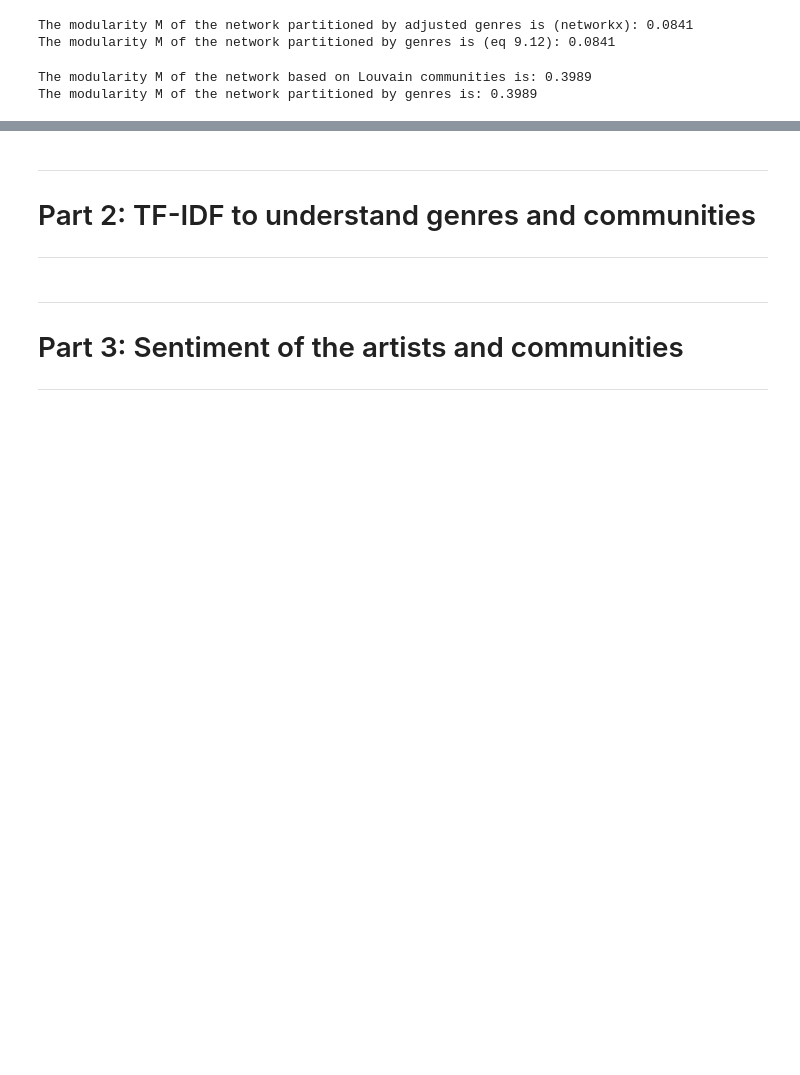
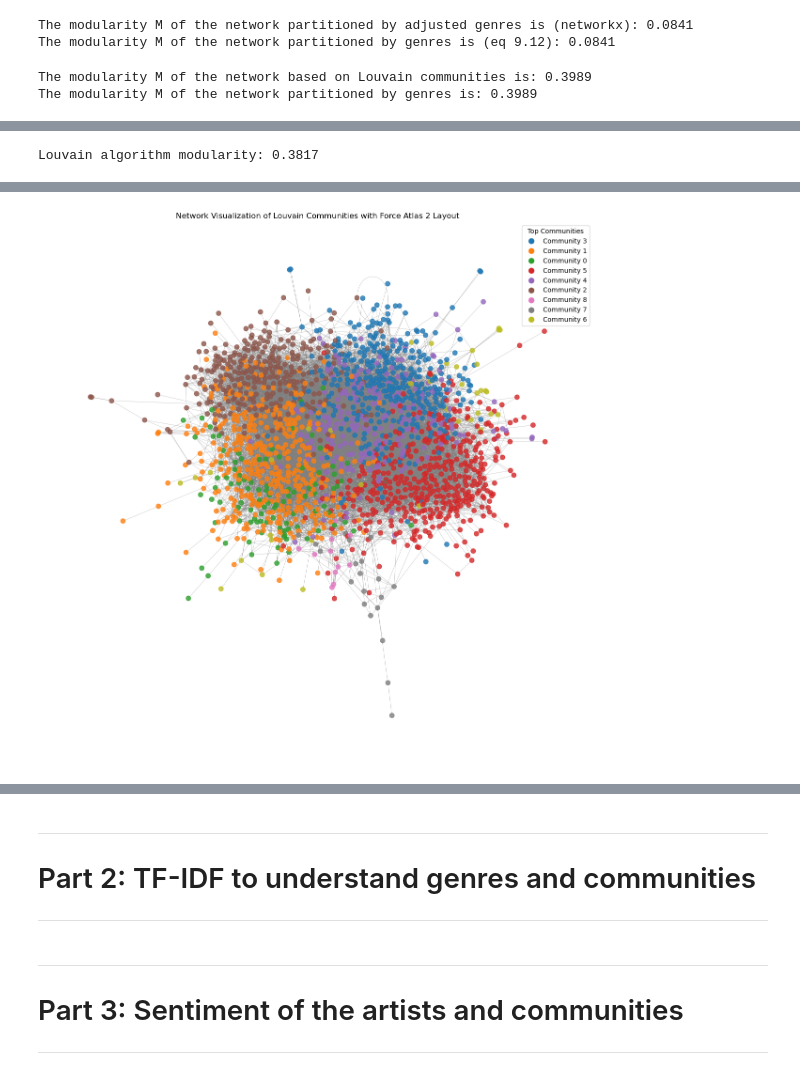
Before and after one commit to ThomasSchiolerH/Social-Graphs-And-Interactions, a Jupyter notebook: Assignment 2/assignment2.ipynb, the cells around one changed output, grey strips where cells are left out. Drawn from its saved outputs; the diff is of its cells as text; code cells hidden in the pictures; blank space fills up the shorter version.

```diff
--- a/Assignment 2/assignment2.ipynb
+++ b/Assignment 2/assignment2.ipynb
@@ -219,9 +129,0 @@ Calculated modularity M: 0.015037060524336024
-# %%
-# Adjust genre assignment: Choose first genre that isn't 'country'
-partition = {}
-for artist, genres in genre_data.items():
-    first_non_country_genre = next((genre for genre in genres if genre != "country"), "country")
-    partition[artist] = first_non_country_genre
-
-# Display the result
-print("Calculated modularity M with adjusted genre-assignment:", calculate_modularity(G,partition))
@@ -313,0 +130,69 @@ AdjustSpeedAndApplyForces step  took  1.04  seconds
+# %%
+import networkx as nx
+import json
+import community as community_louvain
+import matplotlib.pyplot as plt
+from collections import Counter, defaultdict
+from fa2_modified import ForceAtlas2  # Ensure the ForceAtlas2 package is installed
+
+
+# Prepare genre mapping
+artist_genres = {artist.replace(' ', '_'): genres for artist, genres in genre_data.items()}
+nodes_with_genre = set(artist_genres.keys())
+G_filtered = G.subgraph(nodes_with_genre).copy()
+
+# Remove isolated nodes
+isolated_nodes = list(nx.isolates(G_filtered))
+G_filtered.remove_nodes_from(isolated_nodes)
+
+# Step 2: Apply the Louvain algorithm for community detection
+partition = community_louvain.best_partition(G_filtered)
+modularity = calculate_modularity(G_filtered, partition)
+print(f"Louvain algorithm modularity: {modularity:.4f}")
+
+# Step 3: Analyze community structure
+community_sizes = Counter(partition.values())
+sorted_communities = community_sizes.most_common()
+
+# Step 4: Prepare visualization with colors for top communities
+top_communities = [community for community, size in sorted_communities[:10]]
+color_map = plt.get_cmap('tab10')  # Up to 10 distinct colors for top communities
+node_colors = []
+
+for node in G_filtered.nodes():
+    community_id = partition[node]
+    node_colors.append(color_map(community_id % 10) if community_id in top_communities else 'lightgray')
+
+# Step 5: Compute Force Atlas 2 layout
+forceatlas2 = ForceAtlas2(
+    outboundAttractionDistribution=False,
+    linLogMode=False,
+    adjustSizes=False,
+    edgeWeightInfluence=1.0,
+    jitterTolerance=1.0,
+    barnesHutOptimize=True,
+    barnesHutTheta=1.2,
+    scalingRatio=2.0,
+    gravity=1.0,
+    verbose=True
+)
+positions = forceatlas2.forceatlas2_networkx_layout(G_filtered, iterations=2000)
+
+# Step 6: Draw the network with community colors
+plt.figure(figsize=(12, 12))
+nx.draw_networkx_nodes(G_filtered, positions, node_size=50, node_color=node_colors, alpha=0.8)
+nx.draw_networkx_edges(G_filtered, positions, edge_color='gray', alpha=0.5, width=0.5)
+plt.axis("off")
+
+# Create legend for top communities
+handles = [
+    plt.Line2D([0], [0], marker='o', color='w', label=f"Community {community}",
+               markerfacecolor=color_map(i % 10), markersize=10)
+    for i, (community, _) in enumerate(sorted_communities[:10])
+]
+plt.legend(handles=handles, loc="best", title="Top Communities")
+plt.title("Network Visualization of Louvain Communities with Force Atlas 2 Layout")
+plt.tight_layout()
+plt.show()
+# %% [output]
+Louvain algorithm modularity: 0.3817
@@ -313,0 +204 @@ AdjustSpeedAndApplyForces step  took  1.04  seconds
+[figure, added]
```
Also changed, not shown: parts of 9 cells of this notebook.
